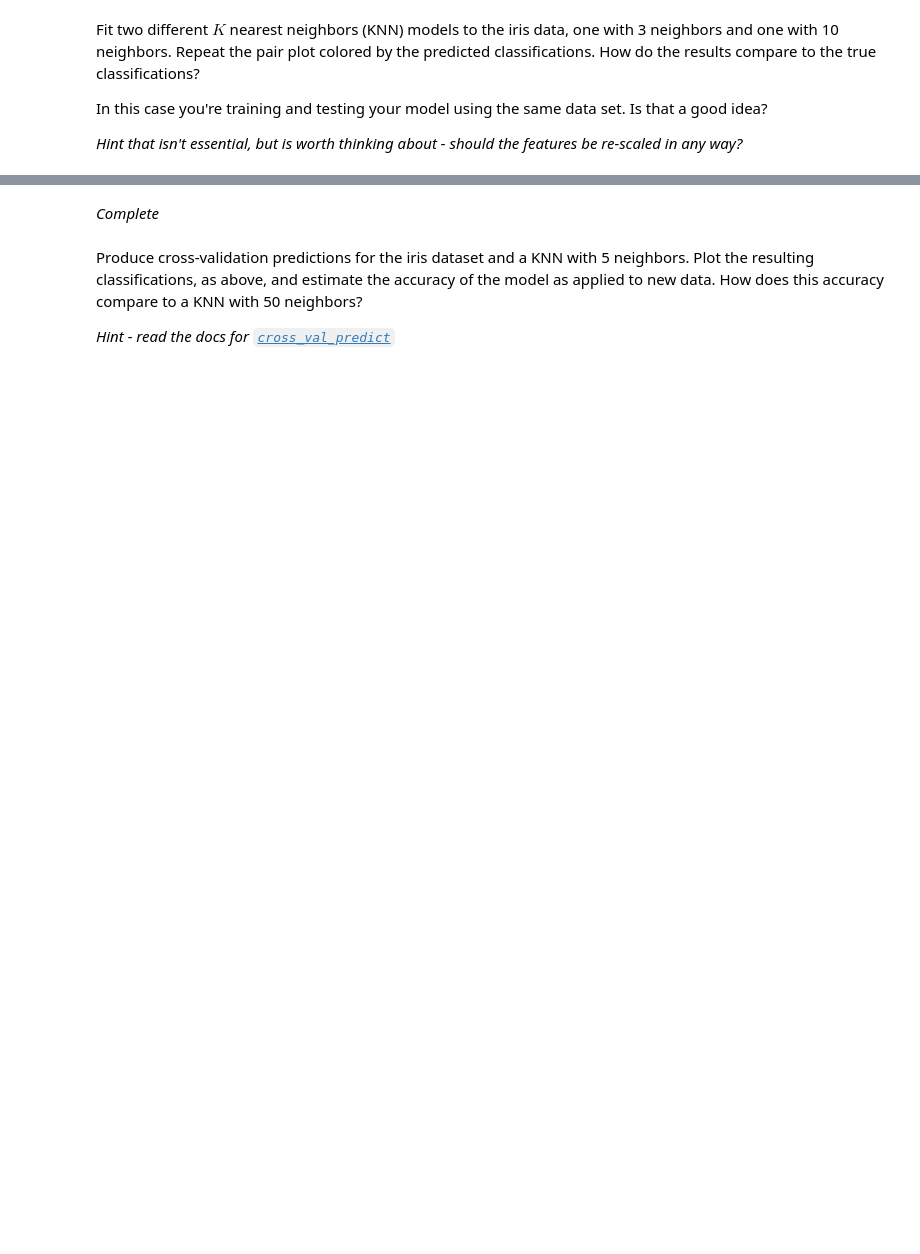
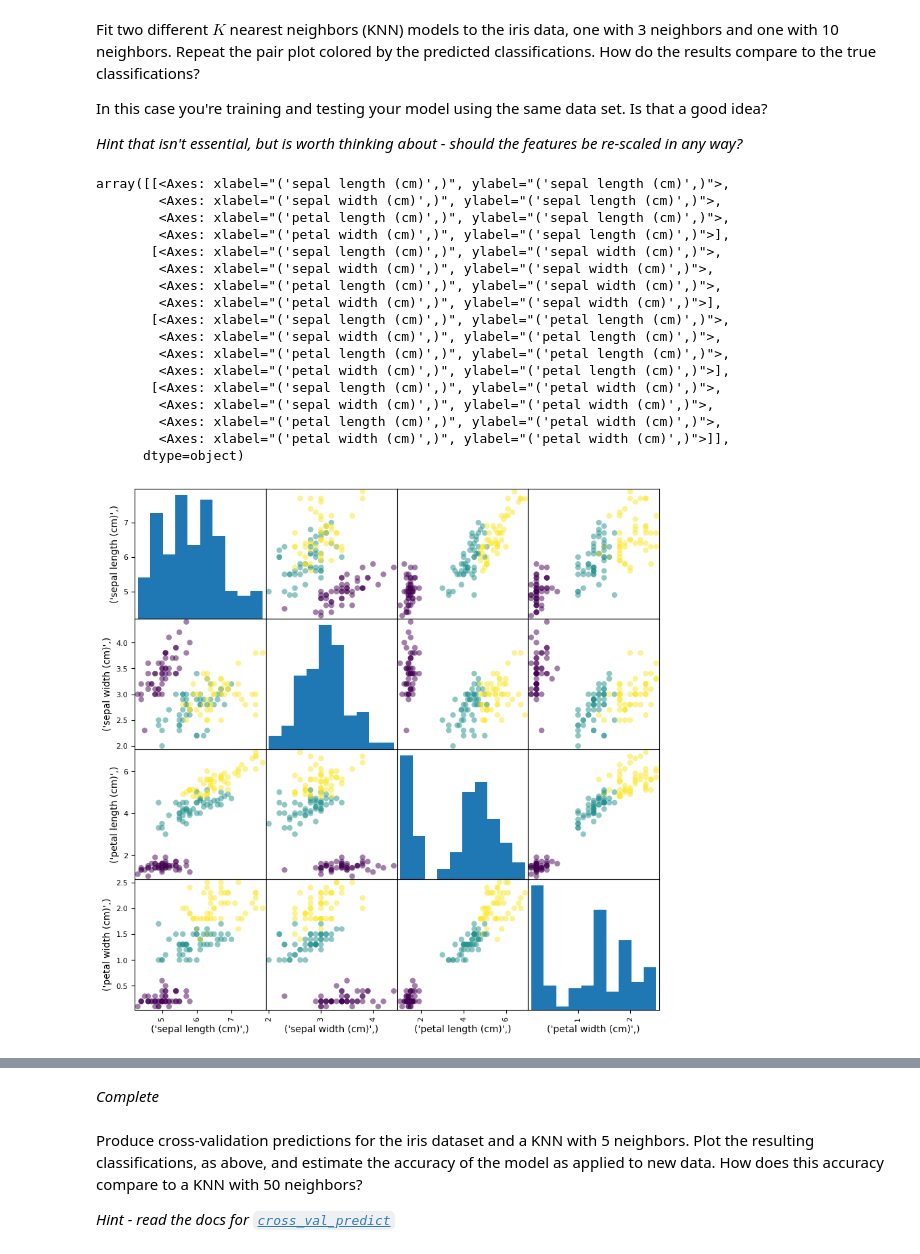
Before and after one commit to ASTR154/classification, a Jupyter notebook: classification.ipynb, the cells around one changed output, grey strips where cells are left out. Drawn from its saved outputs; the diff is of its cells as text; code cells hidden in the pictures; blank space fills up the shorter version.

```diff
--- a/classification.ipynb
+++ b/classification.ipynb
@@ -39,0 +59,42 @@ In this case you're training and testing your model using the same data set. Is
+# %%
+from sklearn.neighbors import KNeighborsClassifier
+
+
+neigh3  = KNeighborsClassifier(n_neighbors=3)
+neigh3.fit(df, species_color)
+
+neigh3_df_labels = neigh3.predict(df)
+neigh3_df = pd.DataFrame(neigh3_df_labels, columns = ['species'])
+
+pd.plotting.scatter_matrix(df, marker='-', c=neigh3_df_labels, figsize=(10, 10))#purple is one species, green is another species and yellow is the last species
+
+neigh10 = KNeighborsClassifier(n_neighbors=10)
+neigh10.fit(df, species_color)
+
+neigh10_df_lables = neigh10.predict(df)
+neigh10_df = pd.DataFrame(neigh10_df_lables, columns = ['species'])
+
+pd.plotting.scatter_matrix(df, marker='-', c=neigh10_df_lables, figsize=(10, 10))#purple is one species, green is another species and yellow is the last species
+
+#The results of the predicted classification are pretty close to the true classifications.
+#Training and testing my model using the same data set is not a good idea because the training of data will know all the information when it shouldn't know everything
+#I think rescaling the data will help with the accuracy of the model becasue knn uses distance to classify the data and I think if some numbers are way larger it might mess with the right classification
+# %% [output]
+array([[<Axes: xlabel="('sepal length (cm)',)", ylabel="('sepal length (cm)',)">,
+        <Axes: xlabel="('sepal width (cm)',)", ylabel="('sepal length (cm)',)">,
+        <Axes: xlabel="('petal length (cm)',)", ylabel="('sepal length (cm)',)">,
+        <Axes: xlabel="('petal width (cm)',)", ylabel="('sepal length (cm)',)">],
+       [<Axes: xlabel="('sepal length (cm)',)", ylabel="('sepal width (cm)',)">,
+        <Axes: xlabel="('sepal width (cm)',)", ylabel="('sepal width (cm)',)">,
+        <Axes: xlabel="('petal length (cm)',)", ylabel="('sepal width (cm)',)">,
+        <Axes: xlabel="('petal width (cm)',)", ylabel="('sepal width (cm)',)">],
+       [<Axes: xlabel="('sepal length (cm)',)", ylabel="('petal length (cm)',)">,
+        <Axes: xlabel="('sepal width (cm)',)", ylabel="('petal length (cm)',)">,
+        <Axes: xlabel="('petal length (cm)',)", ylabel="('petal length (cm)',)">,
+        <Axes: xlabel="('petal width (cm)',)", ylabel="('petal length (cm)',)">],
+       [<Axes: xlabel="('sepal length (cm)',)", ylabel="('petal width (cm)',)">,
+        <Axes: xlabel="('sepal width (cm)',)", ylabel="('petal width (cm)',)">,
+        <Axes: xlabel="('petal length (cm)',)", ylabel="('petal width (cm)',)">,
+        <Axes: xlabel="('petal width (cm)',)", ylabel="('petal width (cm)',)">]],
+      dtype=object)
+[figure, added]
```
Also changed, not shown: parts of 12 cells of this notebook.
